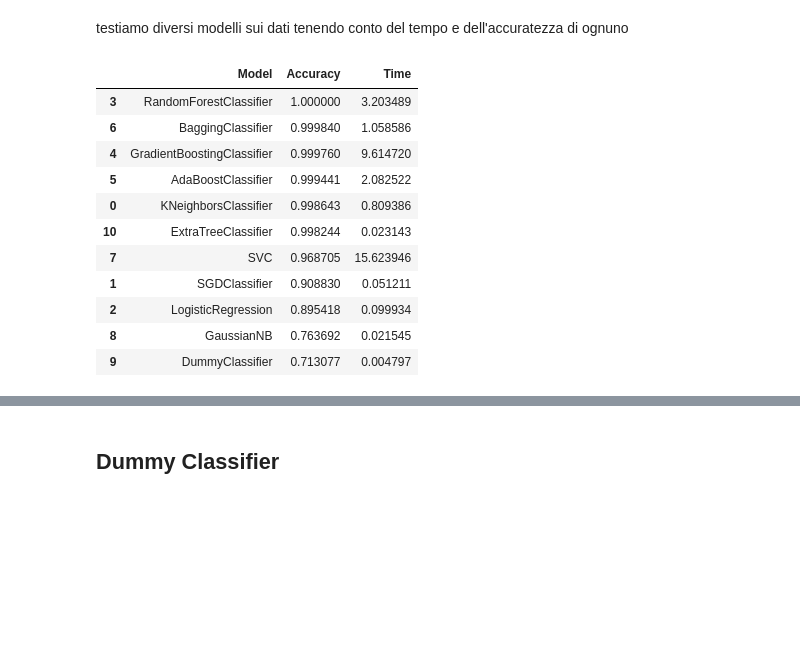
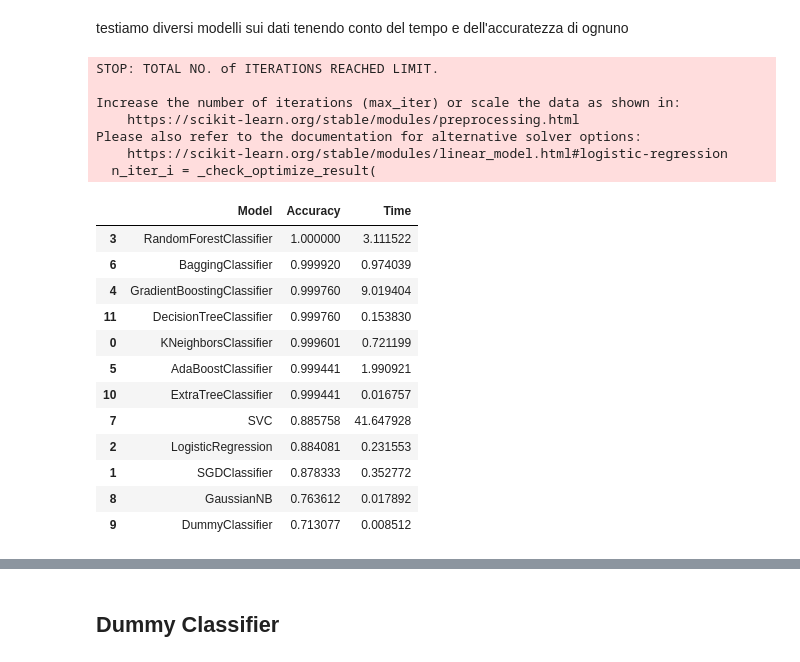
Before and after one commit to bernagit/machine_learning, a Jupyter notebook: main.ipynb, the cells around one changed output, grey strips where cells are left out. Drawn from its saved outputs; the diff is of its cells as text; code cells hidden in the pictures; blank space fills up the shorter version.

```diff
--- a/main.ipynb
+++ b/main.ipynb
@@ -439,35 +470,43 @@ models = {model.__class__.__name__: {} for model in models}
 models["DefaultDecisionTreeClassifier"] = {}
 # %%
-names = []
-scores = []
-times = []
+# names = []
+# scores = []
+# times = []
 
-for model in models:
-    names.append(type(model).__name__)
-    start = time.time()
-    model.fit(np.concat([x_train, x_val]), np.concat([y_train, y_val]))
-    prediction = model.predict(x_test)
-    end = time.time()
-    accuracy = sk.metrics.accuracy_score(y_test, prediction)
-    scores.append(accuracy)
-    times.append(end - start)
+# for model in models_list:
+#     names.append(type(model).__name__)
+#     start = time.time()
+#     model.fit(np.concat([x_train, x_val]), np.concat([y_train, y_val]))
+#     prediction = model.predict(x_test)
+#     end = time.time()
+#     accuracy = sk.metrics.accuracy_score(y_test, prediction)
+#     scores.append(accuracy)
+#     times.append(end - start)
 
-results = pd.DataFrame({"Model": names, "Accuracy": scores, "Time": times})
-results.sort_values("Accuracy", ascending=False, inplace=True)
-results
+# results = pd.DataFrame({"Model": names, "Accuracy": scores, "Time": times})
+# results.sort_values("Accuracy", ascending=False, inplace=True)
+# results
 # %% [output]
+STOP: TOTAL NO. of ITERATIONS REACHED LIMIT.
+
+Increase the number of iterations (max_iter) or scale the data as shown in:
+    https://scikit-learn.org/stable/modules/preprocessing.html
+Please also refer to the documentation for alternative solver options:
+    https://scikit-learn.org/stable/modules/linear_model.html#logistic-regression
+  n_iter_i = _check_optimize_result(
 |  | Model | Accuracy | Time |
-| 3 | RandomForestClassifier | 1.000000 | 3.203489 |
-| 6 | BaggingClassifier | 0.999840 | 1.058586 |
-| 4 | GradientBoostingClassifier | 0.999760 | 9.614720 |
-| 5 | AdaBoostClassifier | 0.999441 | 2.082522 |
-| 0 | KNeighborsClassifier | 0.998643 | 0.809386 |
-| 10 | ExtraTreeClassifier | 0.998244 | 0.023143 |
-| 7 | SVC | 0.968705 | 15.623946 |
-| 1 | SGDClassifier | 0.908830 | 0.051211 |
-| 2 | LogisticRegression | 0.895418 | 0.099934 |
-| 8 | GaussianNB | 0.763692 | 0.021545 |
-| 9 | DummyClassifier | 0.713077 | 0.004797 |
+| 3 | RandomForestClassifier | 1.000000 | 3.111522 |
+| 6 | BaggingClassifier | 0.999920 | 0.974039 |
+| 4 | GradientBoostingClassifier | 0.999760 | 9.019404 |
+| 11 | DecisionTreeClassifier | 0.999760 | 0.153830 |
+| 0 | KNeighborsClassifier | 0.999601 | 0.721199 |
+| 5 | AdaBoostClassifier | 0.999441 | 1.990921 |
+| 10 | ExtraTreeClassifier | 0.999441 | 0.016757 |
+| 7 | SVC | 0.885758 | 41.647928 |
+| 2 | LogisticRegression | 0.884081 | 0.231553 |
+| 1 | SGDClassifier | 0.878333 | 0.352772 |
+| 8 | GaussianNB | 0.763612 | 0.017892 |
+| 9 | DummyClassifier | 0.713077 | 0.008512 |
 # %%
 fig = plt.figure(figsize=(12, 6))
 plt.barh(results["Model"], results["Accuracy"], color="coral")
```
Also changed, not shown: parts of 47 cells of this notebook.
